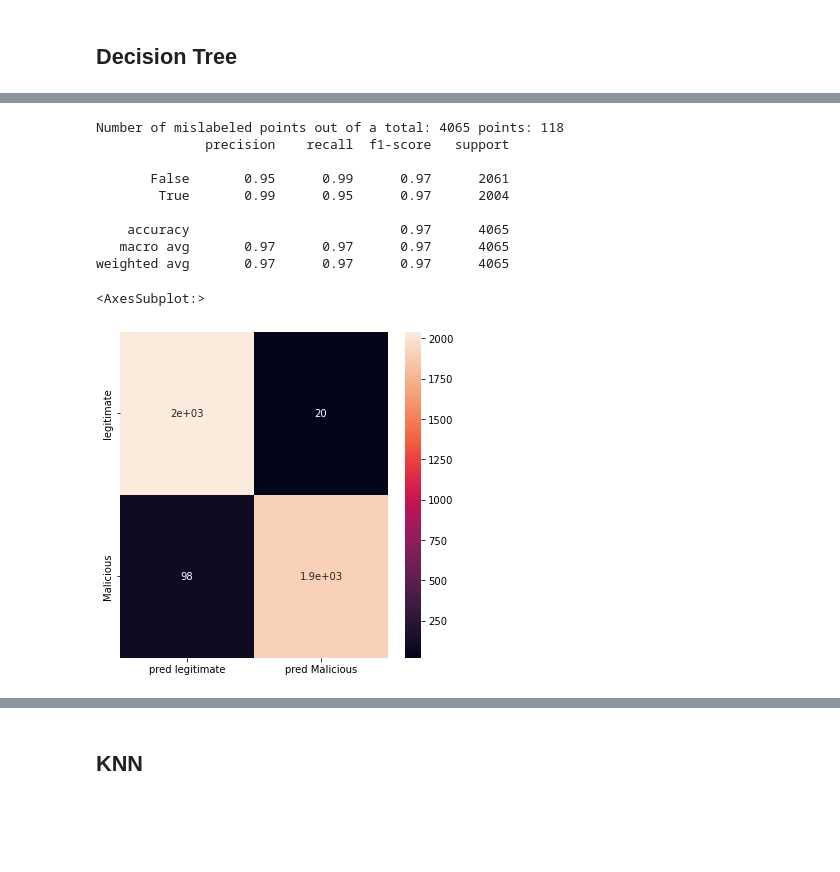
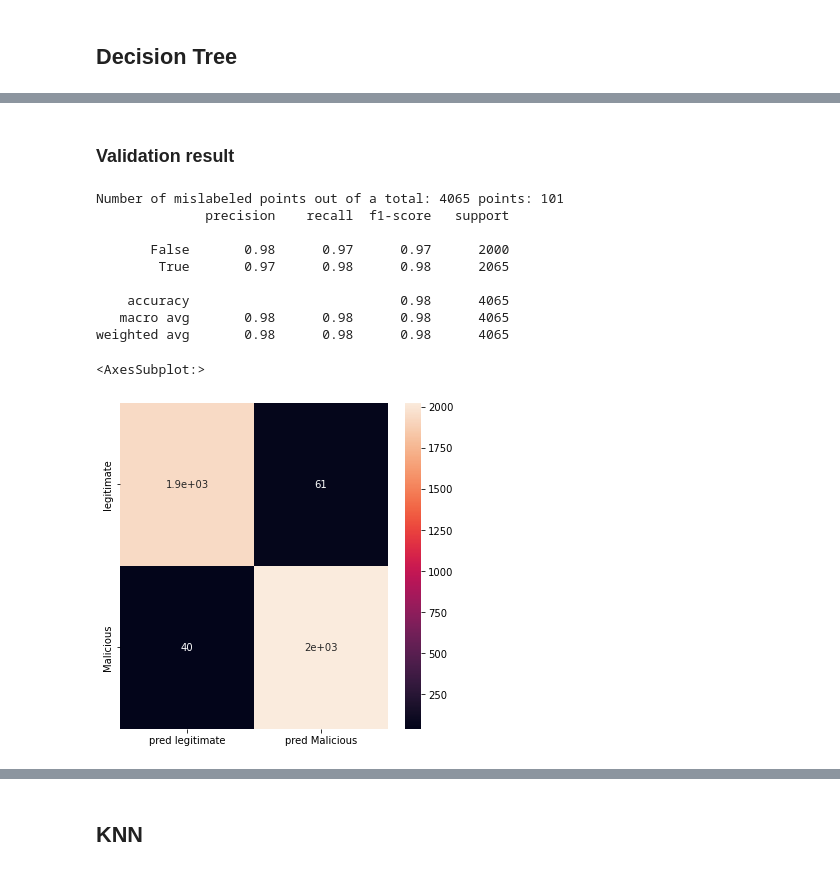
Before and after one commit to chandieka/PhishingClassifier, a Jupyter notebook: training.ipynb, the cells around one changed output, grey strips where cells are left out. Saved outputs shown, nothing was run; the diff lists cells and outputs as text; code cells hidden in the pictures; blank space fills up the shorter version.

```diff
--- a/training.ipynb
+++ b/training.ipynb
@@ -81,15 +82,15 @@ features = [
     'enc_content_type', # encoded category
     'enc_content_transfer_encoding', # encoded category
     'enc_charset', # encoded category
-    # 'html', # if an html page or not
-    # 'javascript', # count of how many javascript file and tag in the email
-    # 'css', # count of how many css file and style tag in the email
+    'html', # if an html page or not
+    'javascript', # count of how many javascript file and tag in the email
+    'css', # count of how many css file and style tag in the email
     # 'html_form', # count of how many form tag in the email
     # 'html_iframe', # count of how many iframe tag in the email
-    # 'URLs_in_message', # count of how many URLs found in the email
+    'URLs_in_message', # count of how many URLs found in the email
     # 'subject_len', # lenght of the email subject
     # 'subject_entropy', # the randomness of the email subject
-    # 'body_entropy', # the randomness of the email body
+    'body_entropy', # the randomness of the email body
     # 'attachement' # count of how many attachements (e.g. pdf, docx, images and etc)
 ]
 # %% [markdown]
@@ -183,30 +235,29 @@ def getCV(model):
+# %% [markdown]
+### Validation result
 # %%
-dts_clf = DecisionTreeClassifier(
-    random_state=rand)
-
-dts_model = dts_clf.fit(train_X, train_y)
 pred_y = dts_model.predict(val_X)
 
 print(f"Number of mislabeled points out of a total: {len(val_X)} points: {(val_y != pred_y).sum()}")
 print(classification_report(val_y, pred_y))
 
 cm = confusion_matrix(val_y, pred_y)
-df_cm = pd.DataFrame(cm, index=['legitimate', 'Malicious'], columns=['pred legitimate', 'pred Malicious'])
+df_cm = pd.DataFrame(cm, index=['legitimate', 'Malicious'], columns=[
+                     'pred legitimate', 'pred Malicious'])
 
-plt.figure(figsize=(6,6))
+plt.figure(figsize=(6, 6))
 sn.heatmap(df_cm, annot=True)
 # %% [output]
-Number of mislabeled points out of a total: 4065 points: 118
+Number of mislabeled points out of a total: 4065 points: 101
               precision    recall  f1-score   support
 
-       False       0.95      0.99      0.97      2061
-        True       0.99      0.95      0.97      2004
+       False       0.98      0.97      0.97      2000
+        True       0.97      0.98      0.98      2065
 
-    accuracy                           0.97      4065
-   macro avg       0.97      0.97      0.97      4065
-weighted avg       0.97      0.97      0.97      4065
+    accuracy                           0.98      4065
+   macro avg       0.98      0.98      0.98      4065
+weighted avg       0.98      0.98      0.98      4065
 <AxesSubplot:>
-[figure, old version]
+[figure, new version]
 # %%
 getCV(dts_model)
 # %% [output]
```
Also changed, not shown: parts of 51 cells of this notebook.
